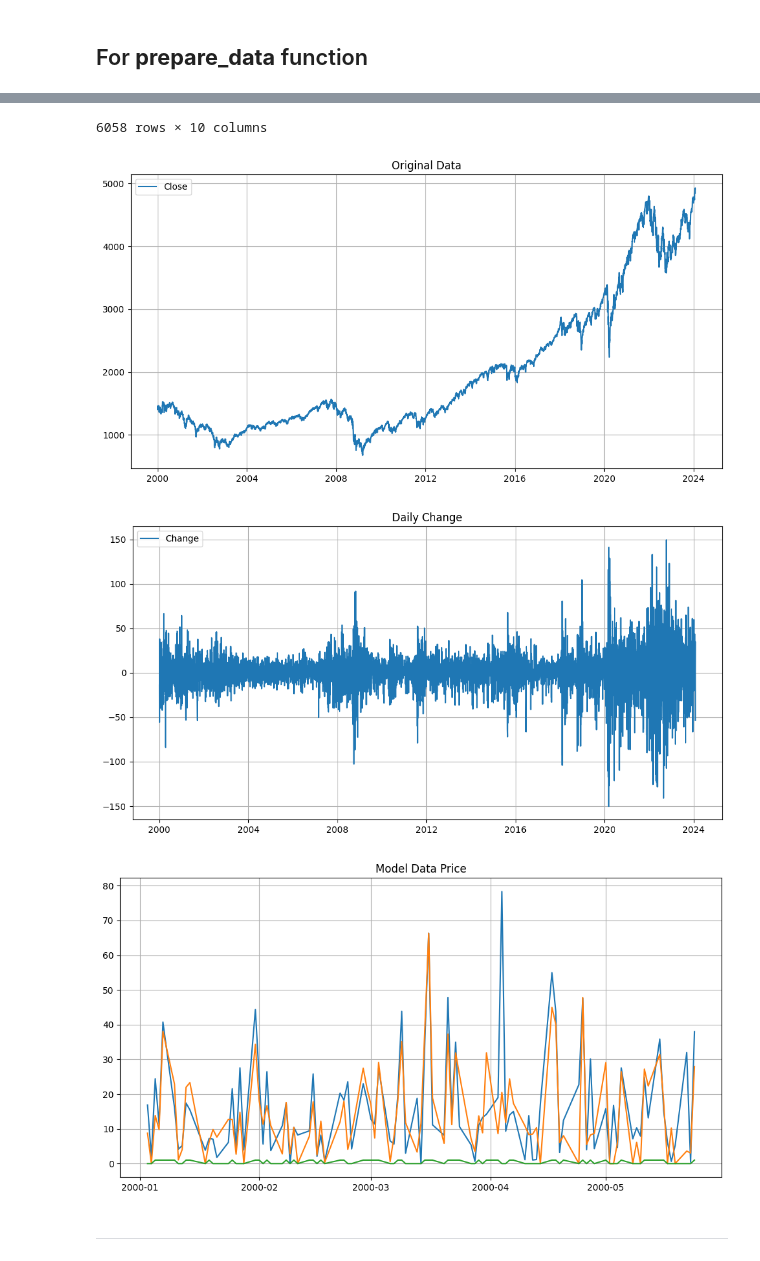
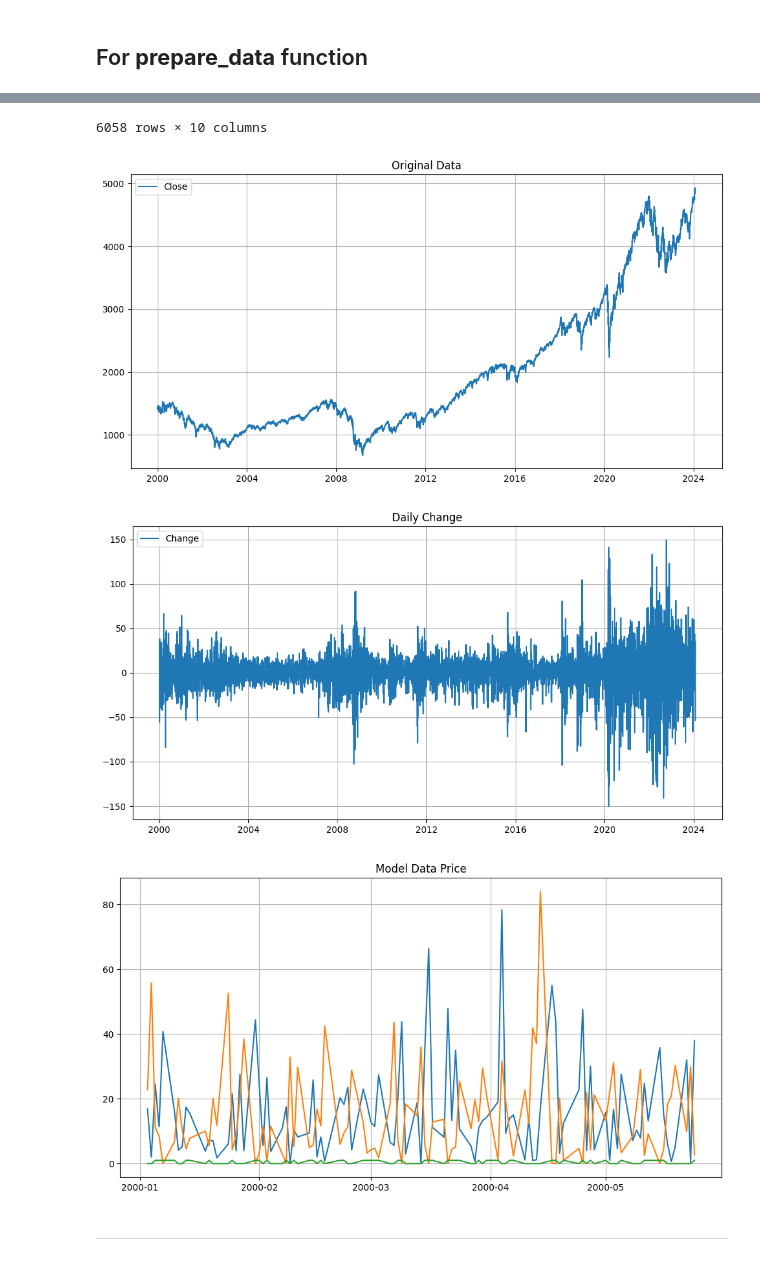
Before and after one commit to BoykoPetevBoev/Stock-Market-Prediction, a Jupyter notebook: src/models/cnn_v2/cnn_normalize.ipynb, the cells around one changed output, grey strips where cells are left out. Drawn from its saved outputs; the diff is of its cells as text; code cells hidden in the pictures.

```diff
--- a/src/models/cnn_v2/cnn_normalize.ipynb
+++ b/src/models/cnn_v2/cnn_normalize.ipynb
@@ -34,7 +34,7 @@ plt.legend(['Change'])
 
 
 test = data['Close'] - data['Low']
-tets2 = data['High'] - data['Open']
+tets2 = data['High'] - data['Close']
 
 plt = config_chart('Model Data Price')
 plt.plot(test [0:100])
@@ -44,34 +44,34 @@ plt.plot(data.Direction[0:100])
 data
 # %% [output]
 (6058, 10)
 Open           float64
 High           float64
 Low            float64
 Close          float64
 Change         float64
 Volume           int64
 Direction        int64
 Target           int32
 Low_Shadow     float64
 High_Shadow    float64
 dtype: object
 |  | Open | High | Low | Close | Change | Volume | Direction | Target | Low_Shadow | High_Shadow |
 | Date |  |  |  |  |  |  |  |  |  |  |
 | 2000-01-03 | 1469.250000 | 1478.000000 | 1438.359985 | 1455.219971 | -14.030029 | 931800000 | 0 | 1 | 16.859985 | 8.750000 |
 | 2000-01-04 | 1455.219971 | 1455.219971 | 1397.430054 | 1399.420044 | -55.799927 | 1009000000 | 0 | 1 | 1.989990 | 0.000000 |
 | 2000-01-05 | 1399.420044 | 1413.270020 | 1377.680054 | 1402.109985 | 2.689941 | 1085500000 | 1 | 0 | 24.429932 | 13.849976 |
 | 2000-01-06 | 1402.109985 | 1411.900024 | 1392.099976 | 1403.449951 | 1.339966 | 1092300000 | 1 | 1 | 11.349976 | 9.790039 |
 | 2000-01-07 | 1403.449951 | 1441.469971 | 1400.729980 | 1441.469971 | 38.020020 | 1225200000 | 1 | 0 | 40.739990 | 38.020020 |
 | ... | ... | ... | ... | ... | ... | ... | ... | ... | ... | ... |
 | 2024-01-25 | 4886.660156 | 4898.149902 | 4869.339844 | 4894.160156 | 7.500000 | 4020430000 | 1 | 0 | 24.820312 | 11.489746 |
 | 2024-01-26 | 4888.910156 | 4906.689941 | 4881.470215 | 4890.970215 | 2.060059 | 3353400000 | 1 | 0 | 9.500000 | 17.779785 |
 | 2024-01-29 | 4892.950195 | 4929.310059 | 4887.399902 | 4927.930176 | 34.979980 | 3525160000 | 1 | 0 | 40.530273 | 36.359863 |
 | 2024-01-30 | 4925.890137 | 4931.089844 | 4916.270020 | 4924.970215 | -0.919922 | 3836130000 | 0 | 0 | 8.700195 | 5.199707 |
 | 2024-01-31 | 4899.189941 | 4906.750000 | 4845.149902 | 4845.649902 | -53.540039 | 4696120000 | 0 | 0 | 0.500000 | 7.560059 |
 6058 rows × 10 columns
 [figure]
 [figure]
-[figure, old version]
+[figure, new version]
 # %% [markdown]
 ---
 # %% [markdown]
```
Also changed, not shown: 1 other file.
